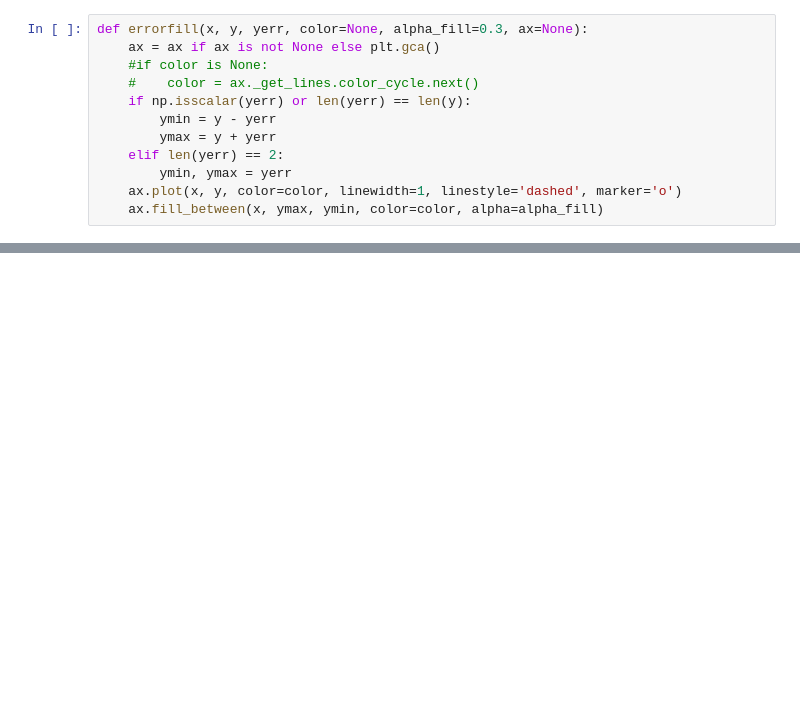
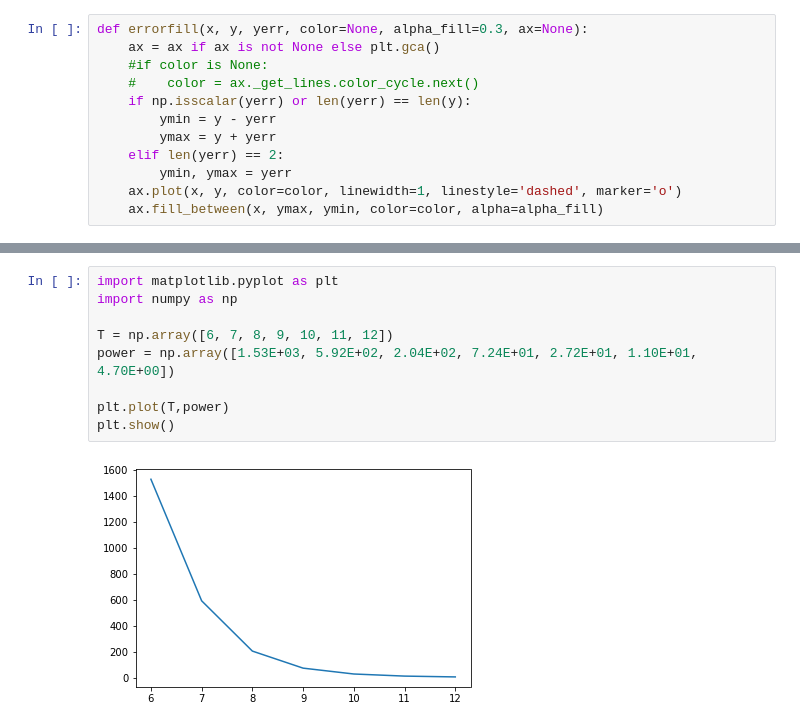
Before and after one commit to scalefreeus/peanuts, a Jupyter notebook: notebooks/visualization/intro.ipynb, the cells around one changed output, grey strips where cells are left out. Drawn from its saved outputs; the diff is of its cells as text; blank space fills up the shorter version.

```diff
--- a/notebooks/visualization/intro.ipynb
+++ b/notebooks/visualization/intro.ipynb
@@ -45,0 +47,11 @@ plt.show()
+# %%
+import matplotlib.pyplot as plt
+import numpy as np
+
+T = np.array([6, 7, 8, 9, 10, 11, 12])
+power = np.array([1.53E+03, 5.92E+02, 2.04E+02, 7.24E+01, 2.72E+01, 1.10E+01, 4.70E+00])
+
+plt.plot(T,power)
+plt.show()
+# %% [output]
+[figure, added]
```
Also changed, not shown: parts of 3 cells of this notebook, 7 other files.
